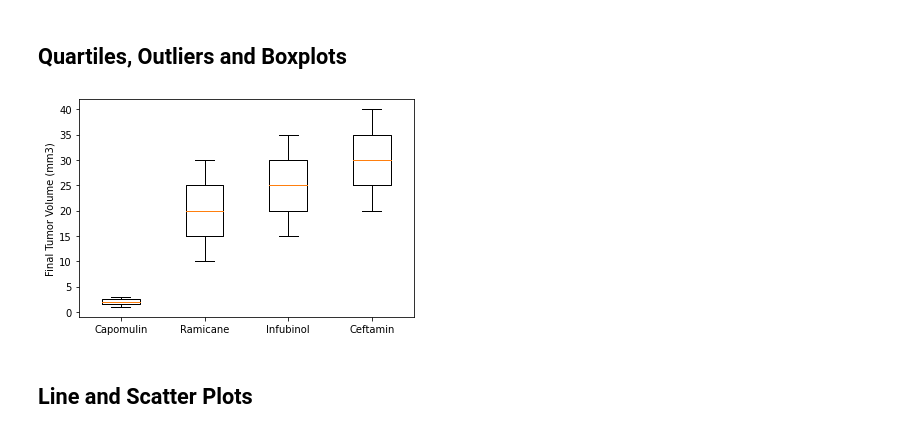
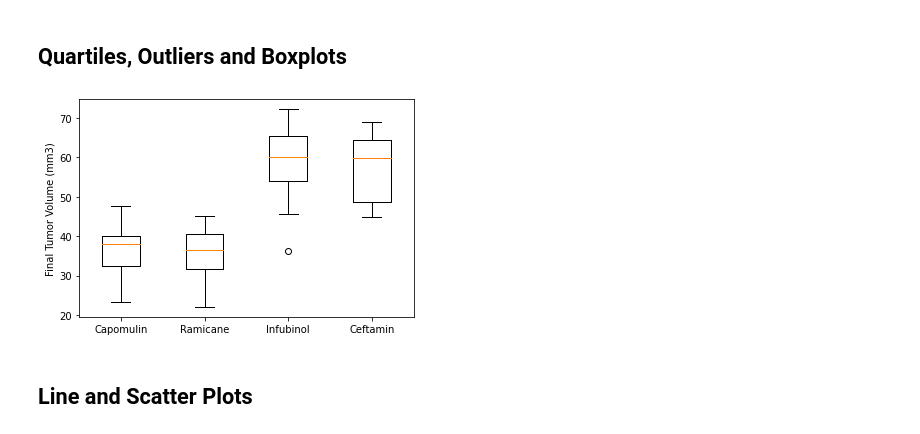
Before and after one commit to VinnyShankar/matplotlib-challenge, a Jupyter notebook: Pymaceuticals/Pymaceuticals.ipynb, the cells around one changed output. Saved outputs shown, nothing was run; the diff lists cells and outputs as text; code cells hidden in the pictures.

Commit message:
refactoring box plot

```diff
--- a/Pymaceuticals/Pymaceuticals.ipynb
+++ b/Pymaceuticals/Pymaceuticals.ipynb
@@ -184,16 +184,25 @@ vol_df = pd.merge(max_timepoint_df,clean_df,on=["Drug Regimen","Mouse ID","Timep
 # %%
 #Create a list of the four specified drug regimens
 regimens = ["Capomulin","Ramicane","Infubinol","Ceftamin"]
+# %%
+capomulin = list(vol_df.loc[vol_df["Drug Regimen"]=="Capomulin"]["Tumor Volume (mm3)"])
+ramicane = list(vol_df.loc[vol_df["Drug Regimen"]=="Ramicane"]["Tumor Volume (mm3)"])
+infubinol = list(vol_df.loc[vol_df["Drug Regimen"]=="Infubinol"]["Tumor Volume (mm3)"])
+ceftamin = list(vol_df.loc[vol_df["Drug Regimen"]=="Ceftamin"]["Tumor Volume (mm3)"])
+# capomulin = []
+# for regimen in regimens:
+
+# df.loc[value] for key, value in df.groupby("name").groups.items()
 # %%
-box_plot_data = [[1,2,3],[10,20,30],[15,25,35],[20,30,40]]
+box_plot_data = [capomulin,ramicane,infubinol,ceftamin]
 
 fig, ax = plt.subplots()
 ax.boxplot(box_plot_data)
 ax.set_xticklabels(regimens)
 ax.set_ylabel("Final Tumor Volume (mm3)")
 plt.show()
 # %% [output]
-[figure, old version]
+[figure, new version]
 # %% [markdown]
 ## Line and Scatter Plots
 # %% [markdown]
```
